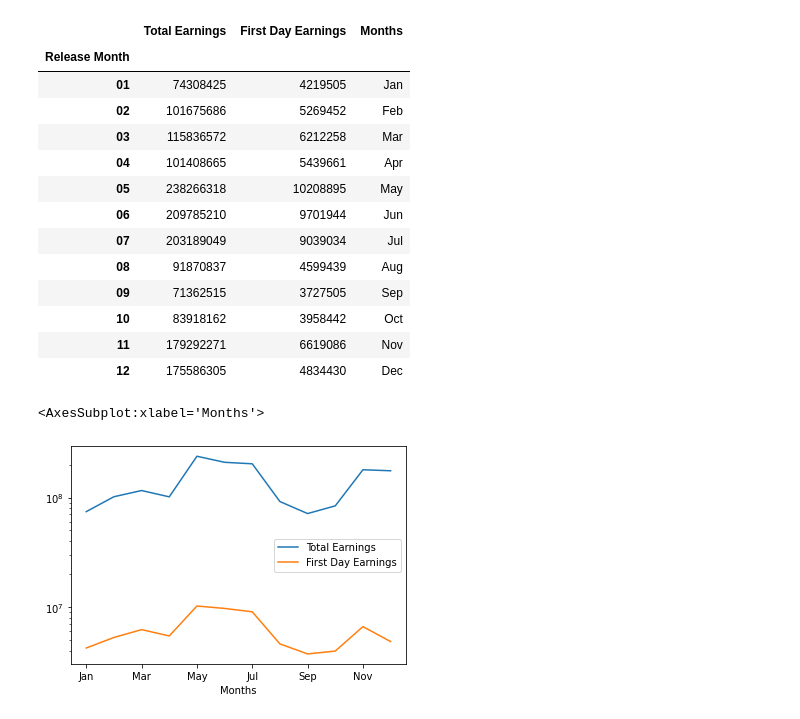
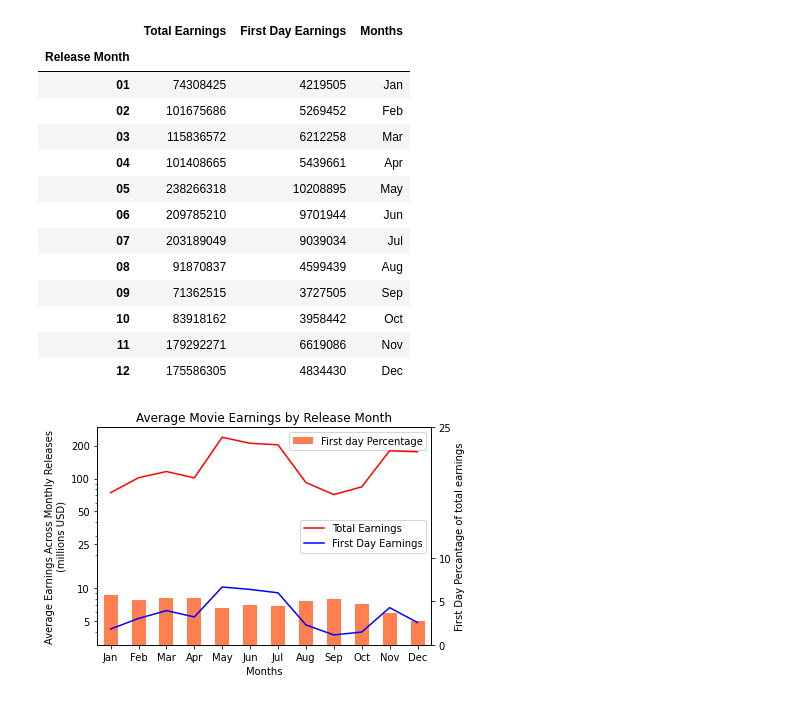
Before and after one commit to PielordZZ/3-is-the-Magic-Number, a Jupyter notebook: Earnings_Over_Time/Visualization.ipynb, the cells around one changed output. Saved outputs shown, nothing was run; the diff lists cells and outputs as text; code cells hidden in the pictures.

```diff
--- a/Earnings_Over_Time/Visualization.ipynb
+++ b/Earnings_Over_Time/Visualization.ipynb
@@ -139,8 +176,30 @@ monthly_earnings
 | 10 | 83918162 | 3958442 | Oct |
 | 11 | 179292271 | 6619086 | Nov |
 | 12 | 175586305 | 4834430 | Dec |
-# %%
-monthly_earnings.plot(kind='line',x='Months', y= ['Total Earnings','First Day Earnings'], logy=True)
-# %% [output]
-<AxesSubplot:xlabel='Months'>
-[figure, removed]
+# %%
+fig, ax = plt.subplots()
+
+ax2= ax.twinx()
+
+vs=[5,10,25,50,100,200]
+true_values=[5000000,10000000,25000000,50000000,100000000,200000000]
+
+
+
+
+monthly_earnings['First day Percentage'] = monthly_earnings['First Day Earnings']/monthly_earnings['Total Earnings']*100
+
+percentage_plot = monthly_earnings.plot(kind='bar',x='Months', y= ['First day Percentage'],ax=ax2,ylabel='First Day Percantage of total earnings',color='coral',yticks=[0,5,10,25])
+
+
+earning_plot =monthly_earnings.plot(kind='line',x='Months', y= ['Total Earnings','First Day Earnings'], ax= ax, ylabel='Average Earnings Across Monthly Releases\n(millions USD)',logy=True, color=['red','blue'],yticks=true_values)
+
+plt.title('Average Movie Earnings by Release Month')
+plt.xlabel('Release Month')
+ax.set_yticklabels(vs)
+earning_plot.patch.set_alpha(0)
+earning_plot.set_zorder(3)
+percentage_plot.set_zorder(2)
+plt.show()
+# %% [output]
+[figure, added]
```
Also changed, not shown: parts of 3 cells of this notebook.
